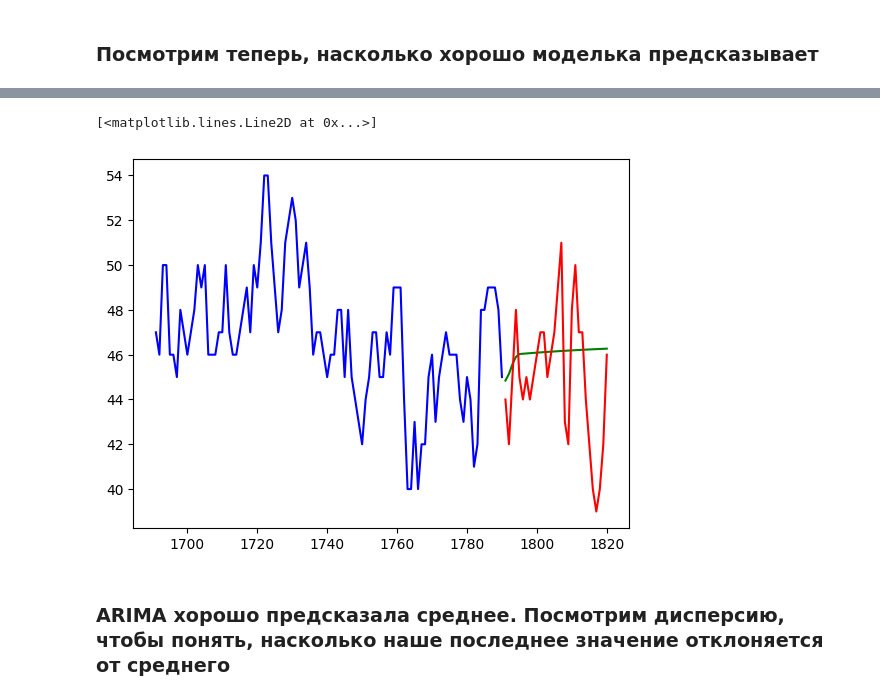
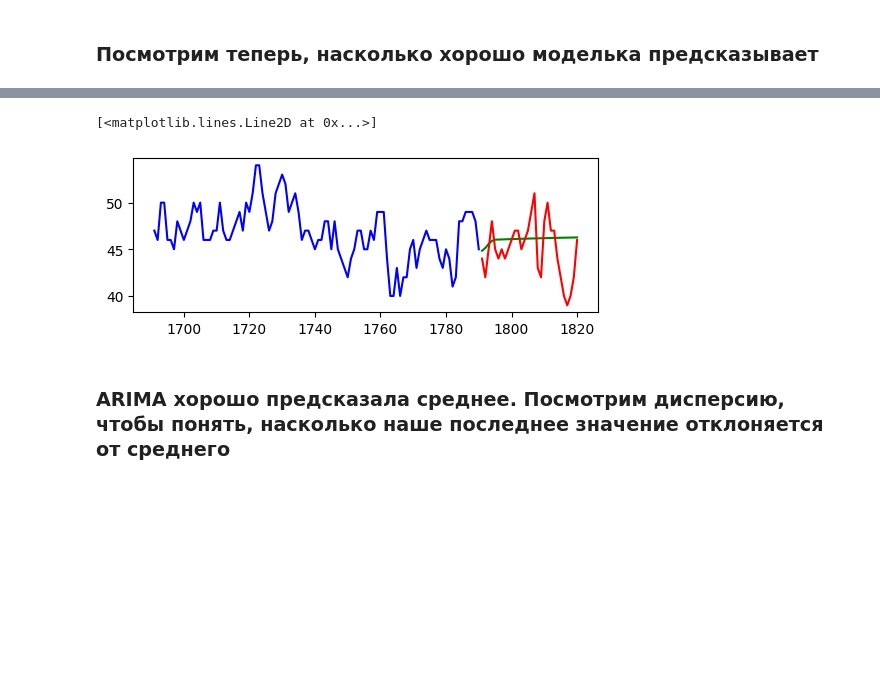
Before and after one commit to GlanceFromTheScreen/DataAnalysis, a Jupyter notebook: ARIMA.ipynb, the cells around one changed output, grey strips where cells are left out. Drawn from its saved outputs; the diff is of its cells as text; code cells hidden in the pictures; blank space fills up the shorter version.

```diff
--- a/ARIMA.ipynb
+++ b/ARIMA.ipynb
@@ -193,12 +195,13 @@ Total fit time: 18.180 seconds
 # %%
 import matplotlib.pyplot as plt
 
+plt.figure(figsize=(6,2))
 plt.plot(np.arange(train.shape[0])[-100:], train[target_column][-100:], c='blue')  # Обучающая выборка
 plt.plot(np.arange(train.shape[0], train.shape[0] + test.shape[0]), forecasts, c='green') # ARIMA
 plt.plot(np.arange(train.shape[0], train.shape[0] + test.shape[0]), test[target_column], c='red') # Так должно быть
 # %% [output]
 [<matplotlib.lines.Line2D at 0x...>]
-[figure, old version]
+[figure, new version]
 # %% [markdown]
 ### ARIMA хорошо предсказала среднее. Посмотрим дисперсию, чтобы понять, насколько наше последнее значение отклоняется от среднего
 # %%
```
Also changed, not shown: parts of 23 cells of this notebook, 2 other files.
